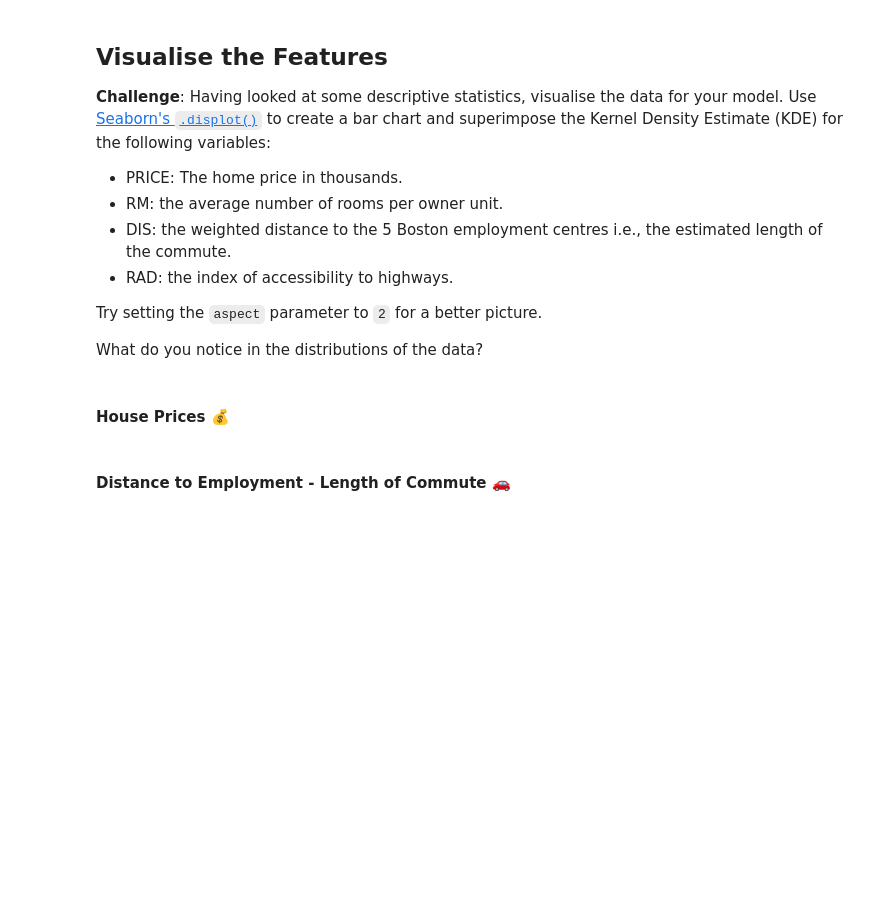
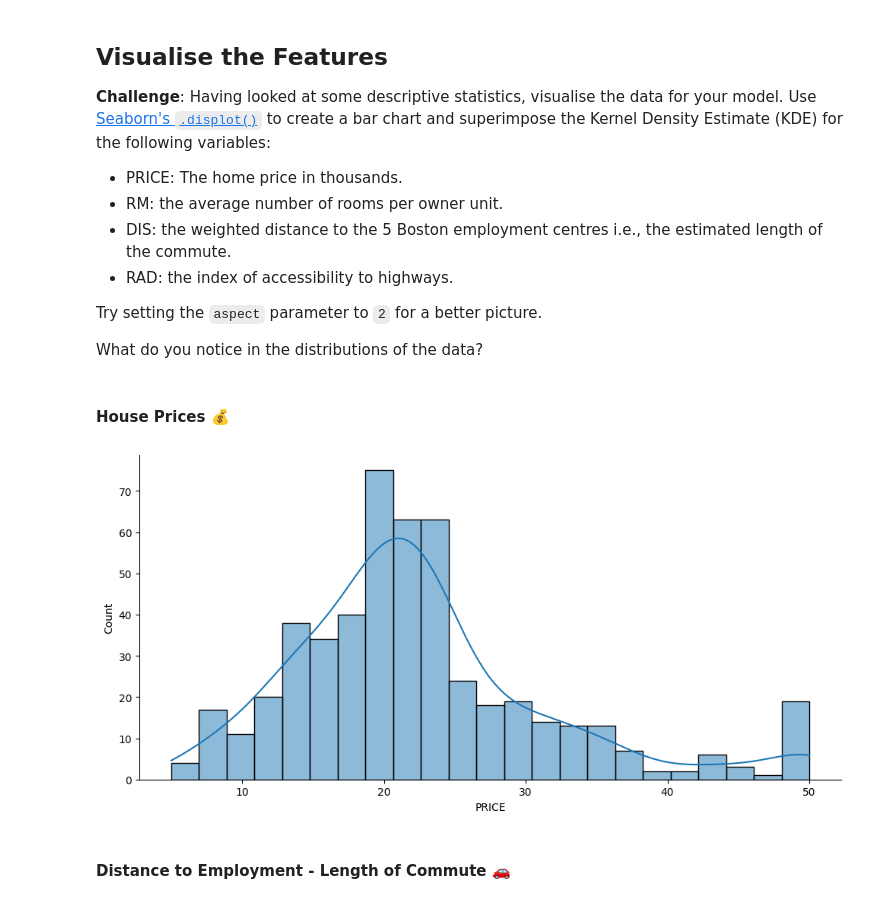
Before and after one commit to fkajose/100-Days-of-Code, a Jupyter notebook: 081-multivariable-regression/Multivariable_Regression_and_Valuation_Model_(start).ipynb, the cells around one changed output. Saved outputs shown, nothing was run; the diff lists cells and outputs as text; code cells hidden in the pictures; blank space fills up the shorter version.

Commit message:
Day 81: Plot pair and joint plots

```diff
--- a/081-multivariable-regression/Multivariable_Regression_and_Valuation_Model_(start).ipynb
+++ b/081-multivariable-regression/Multivariable_Regression_and_Valuation_Model_(start).ipynb
@@ -181,5 +182,9 @@ Try setting the `aspect` parameter to `2` for a better picture.
 What do you notice in the distributions of the data?
 # %% [markdown]
 #### House Prices 💰
+# %%
+sns.displot(data, x="PRICE", kde=True, aspect=2)
+# %% [output]
+[figure, added]
 # %% [markdown]
 #### Distance to Employment - Length of Commute 🚗
```
Also changed, not shown: parts of 17 cells of this notebook.
